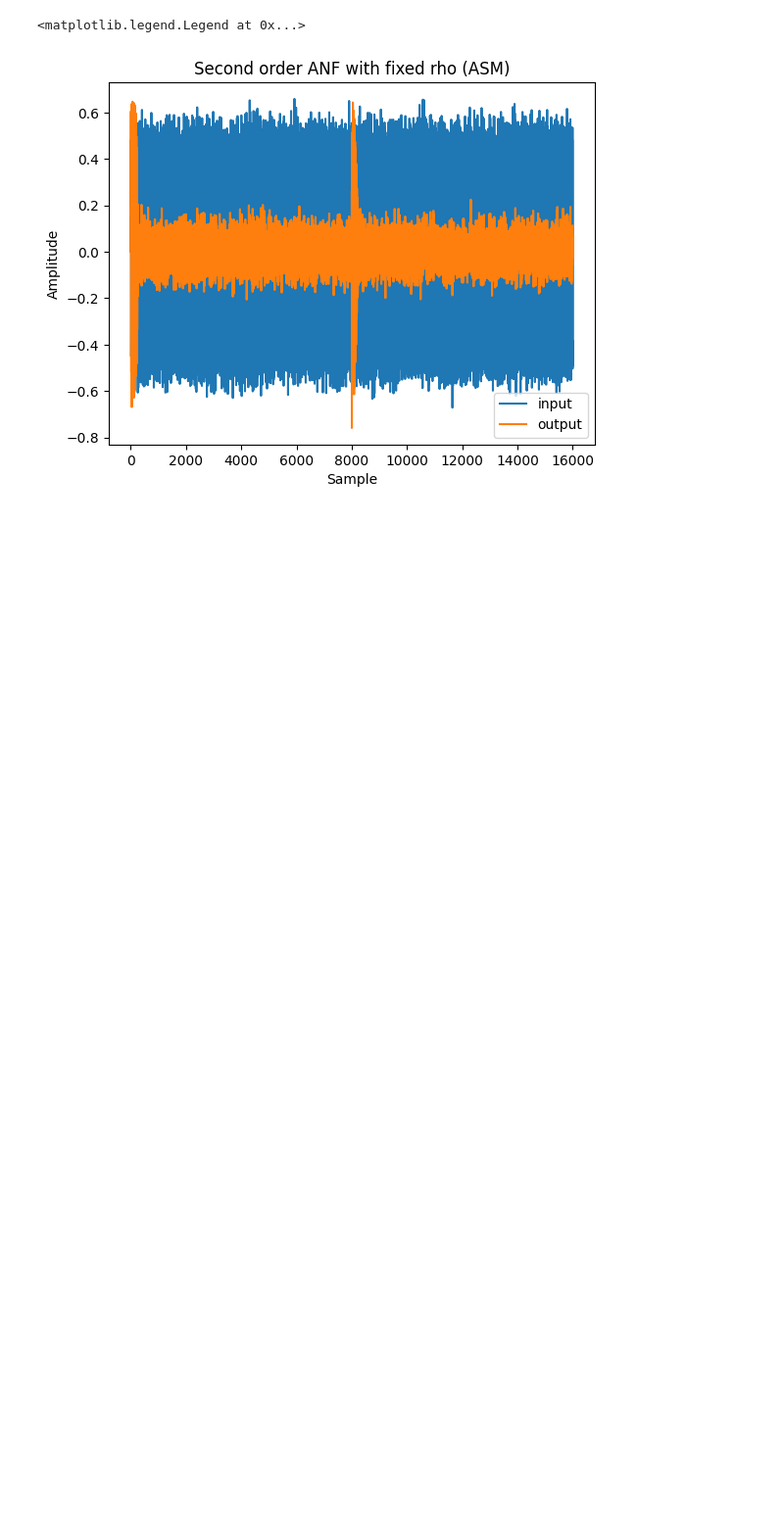
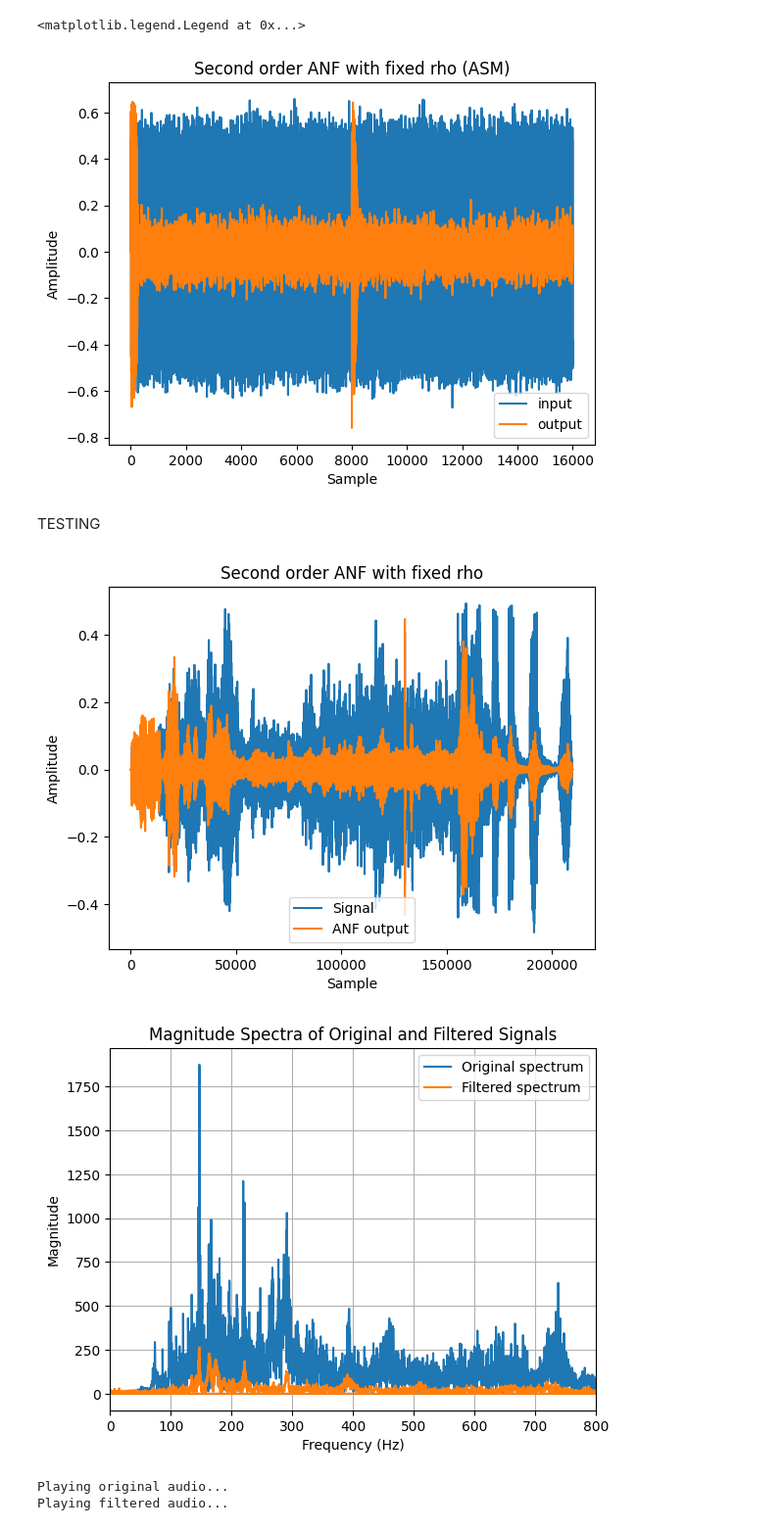
Before and after one commit to tori3112/real-time-2-anf, a Jupyter notebook: Python_StartFiles/plots.ipynb, the cells around one changed output. Shown at 98% size. Cells and saved outputs as stored; diff of their text form; code cells hidden in the pictures; blank space fills up the shorter version.

Commit message:
added test audio files

```diff
--- a/Python_StartFiles/plots.ipynb
+++ b/Python_StartFiles/plots.ipynb
@@ -77,3 +79,81 @@ plt.legend(['input', 'output'])
 # %% [output]
 <matplotlib.legend.Legend at 0x...>
 [figure]
+# %% [markdown]
+TESTING
+# %%
+audio_file = "audio/NoisyVoice.wav"
+audio_data, fs = sf.read(audio_file)
+signal = 0.5*audio_data[:, 0] #select the left channel
+# change the amplitude to fit in constraints
+# for single channel inputs remove channel selection
+N = len(signal) #number of samples in signal
+
+
+# Initializations
+e = np.zeros(N)  # ANF output signal vector
+s = np.zeros(3)  # ANF state vector
+a = np.zeros(N)  # ANF coefficient vector (for debugging only)
+
+a_i = 1  # initialization of ANF parameter
+rho = 0.8  # fixed rho
+mu = 2 * 100 / (2 ** 15)  # 2 * mu
+
+# Simulation loop (iterations over time)
+for i in range(N):
+    s[2] = s[1]
+    s[1] = s[0]
+    s[0] = signal[i] + rho * a_i * s[1] - (rho ** 2) * s[2]
+    e[i] = s[0] - a_i * s[1] + s[2]
+    a_i = a_i + 2 * mu * s[1] * e[i]
+    a[i] = a_i
+
+# # Plot results
+plt.figure()
+plt.plot(signal)
+plt.plot(e)
+plt.title('Second order ANF with fixed rho')
+plt.xlabel('Sample')
+plt.ylabel('Amplitude')
+plt.legend(['Signal', 'ANF output'])
+plt.show()
+
+ #Compute the FFT of the original signal
+fft_result_original = np.fft.fft(signal)
+fft_freq_original = np.fft.fftfreq(len(signal), 1/fs)
+
+fft_result_filtered = np.fft.fft(e)
+fft_freq_filtered = np.fft.fftfreq(len(e), 1/fs)
+
+magnitude_original = np.abs(fft_result_original)
+magnitude_filtered = np.abs(fft_result_filtered)
+
+plt.figure()
+plt.plot(fft_freq_original, magnitude_original)
+plt.plot(fft_freq_filtered, magnitude_filtered)
+plt.title("Magnitude Spectra of Original and Filtered Signals")
+plt.xlabel("Frequency (Hz)")
+plt.ylabel("Magnitude")
+plt.grid(True)
+plt.xlim(0, 800)
+plt.legend(['Original spectrum', 'Filtered spectrum'])
+plt.show()
+
+
+# Normalize the filtered signal for playback
+e_normalized = e / np.max(np.abs(e))
+
+# Play the original audio
+print("Playing original audio...")
+sd.play(signal, samplerate=fs)
+sd.wait()  # Wait until the playback is done
+
+# Play the filtered audio
+print("Playing filtered audio...")
+sd.play(e_normalized, samplerate=fs)
+sd.wait()  # Wait until the playback is done
+# %% [output]
+[figure, added]
+[figure, added]
+Playing original audio...
+Playing filtered audio...
```
Also changed, not shown: parts of 1 cell of this notebook, 15 other files.
